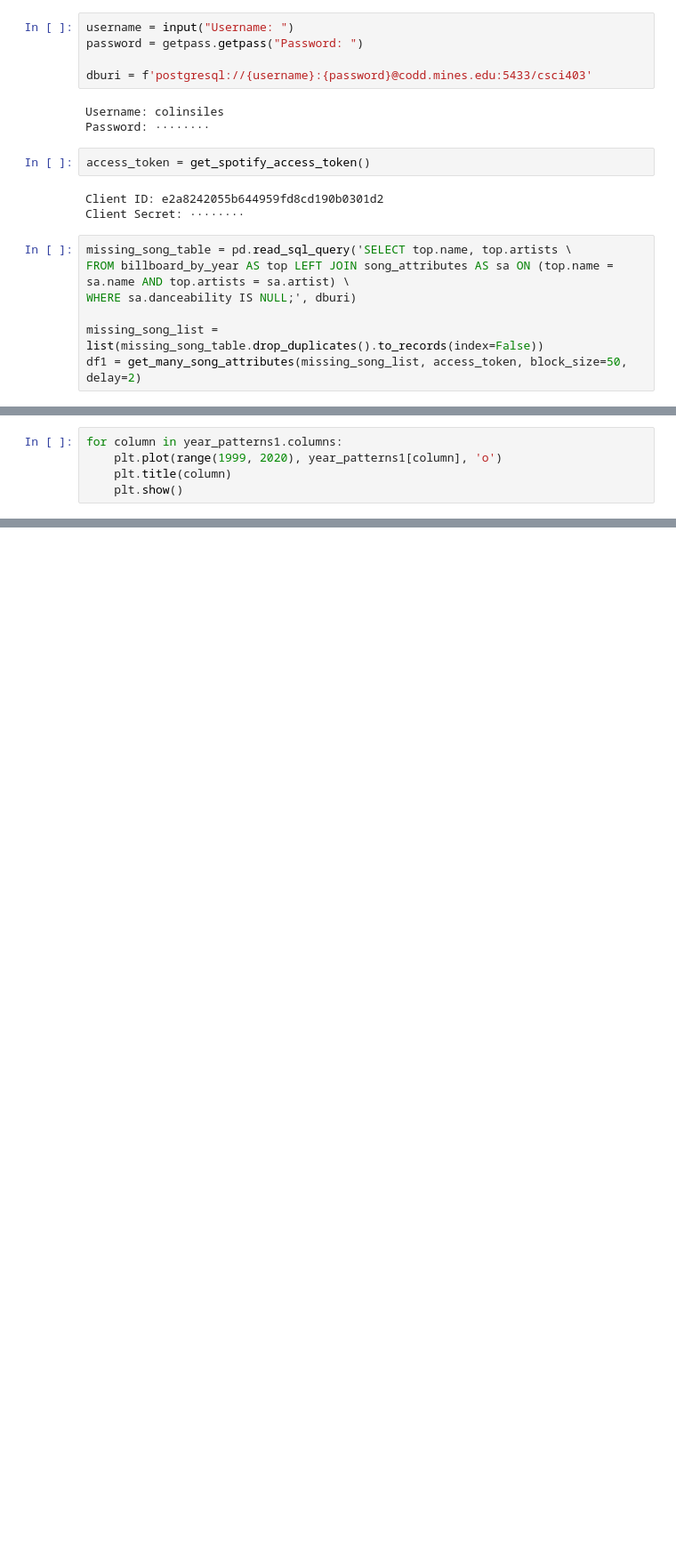
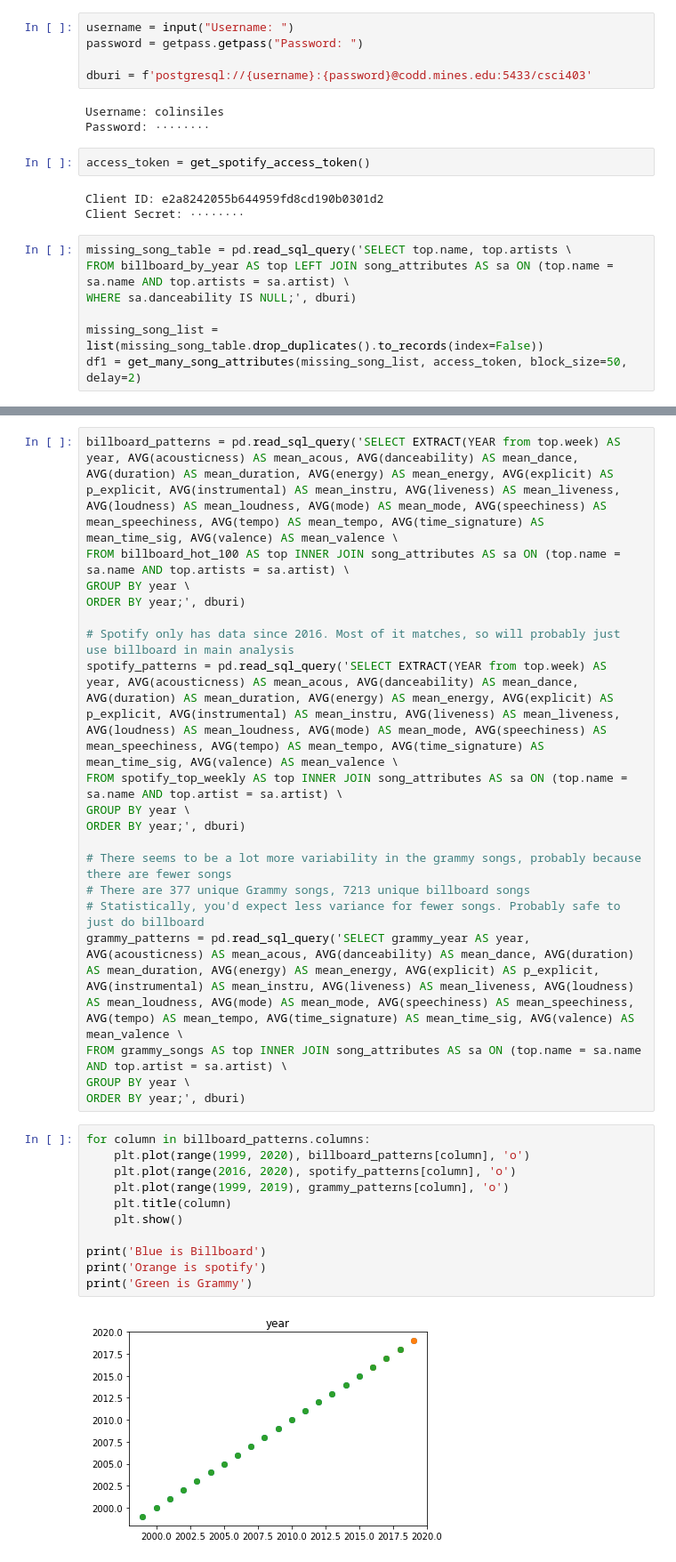
Before and after one commit to cadecrandall/csci403-project, a Jupyter notebook: colin_notebook.ipynb, the cells around one changed output, grey strips where cells are left out. Shown at 89% size. Saved outputs shown, nothing was run; the diff lists cells and outputs as text; blank space fills up the shorter version.

Commit message:
Plot spotify and grammy results too

```diff
--- a/colin_notebook.ipynb
+++ b/colin_notebook.ipynb
@@ -238,5 +227,0 @@ ORDER BY year;', dburi)
-# %%
-for column in year_patterns1.columns:
-    plt.plot(range(1999, 2020), year_patterns1[column], 'o')
-    plt.title(column)
-    plt.show()
@@ -257,0 +228,32 @@ for column in year_patterns1.columns:
+# %%
+billboard_patterns = pd.read_sql_query('SELECT EXTRACT(YEAR from top.week) AS year, AVG(acousticness) AS mean_acous, AVG(danceability) AS mean_dance, AVG(duration) AS mean_duration, AVG(energy) AS mean_energy, AVG(explicit) AS p_explicit, AVG(instrumental) AS mean_instru, AVG(liveness) AS mean_liveness, AVG(loudness) AS mean_loudness, AVG(mode) AS mean_mode, AVG(speechiness) AS mean_speechiness, AVG(tempo) AS mean_tempo, AVG(time_signature) AS mean_time_sig, AVG(valence) AS mean_valence \
+FROM billboard_hot_100 AS top INNER JOIN song_attributes AS sa ON (top.name = sa.name AND top.artists = sa.artist) \
+GROUP BY year \
+ORDER BY year;', dburi)
+
+# Spotify only has data since 2016. Most of it matches, so will probably just use billboard in main analysis
+spotify_patterns = pd.read_sql_query('SELECT EXTRACT(YEAR from top.week) AS year, AVG(acousticness) AS mean_acous, AVG(danceability) AS mean_dance, AVG(duration) AS mean_duration, AVG(energy) AS mean_energy, AVG(explicit) AS p_explicit, AVG(instrumental) AS mean_instru, AVG(liveness) AS mean_liveness, AVG(loudness) AS mean_loudness, AVG(mode) AS mean_mode, AVG(speechiness) AS mean_speechiness, AVG(tempo) AS mean_tempo, AVG(time_signature) AS mean_time_sig, AVG(valence) AS mean_valence \
+FROM spotify_top_weekly AS top INNER JOIN song_attributes AS sa ON (top.name = sa.name AND top.artist = sa.artist) \
+GROUP BY year \
+ORDER BY year;', dburi)
+
+# There seems to be a lot more variability in the grammy songs, probably because there are fewer songs
+# There are 377 unique Grammy songs, 7213 unique billboard songs
+# Statistically, you'd expect less variance for fewer songs. Probably safe to just do billboard
+grammy_patterns = pd.read_sql_query('SELECT grammy_year AS year, AVG(acousticness) AS mean_acous, AVG(danceability) AS mean_dance, AVG(duration) AS mean_duration, AVG(energy) AS mean_energy, AVG(explicit) AS p_explicit, AVG(instrumental) AS mean_instru, AVG(liveness) AS mean_liveness, AVG(loudness) AS mean_loudness, AVG(mode) AS mean_mode, AVG(speechiness) AS mean_speechiness, AVG(tempo) AS mean_tempo, AVG(time_signature) AS mean_time_sig, AVG(valence) AS mean_valence \
+FROM grammy_songs AS top INNER JOIN song_attributes AS sa ON (top.name = sa.name AND top.artist = sa.artist) \
+GROUP BY year \
+ORDER BY year;', dburi)
+# %%
+for column in billboard_patterns.columns:
+    plt.plot(range(1999, 2020), billboard_patterns[column], 'o')
+    plt.plot(range(2016, 2020), spotify_patterns[column], 'o')
+    plt.plot(range(1999, 2019), grammy_patterns[column], 'o')
+    plt.title(column)
+    plt.show()
+
+print('Blue is Billboard')
+print('Orange is spotify')
+print('Green is Grammy')
+# %% [output]
+[figure, added]
```
Also changed, not shown: parts of 3 cells of this notebook.
